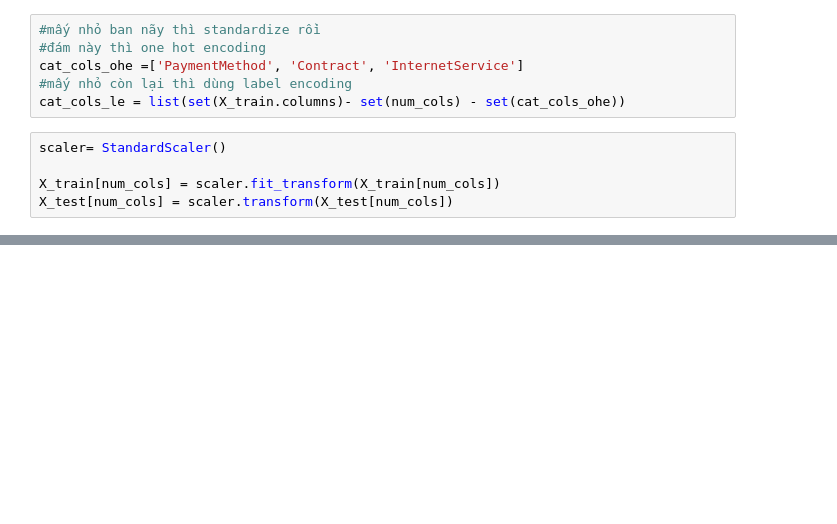
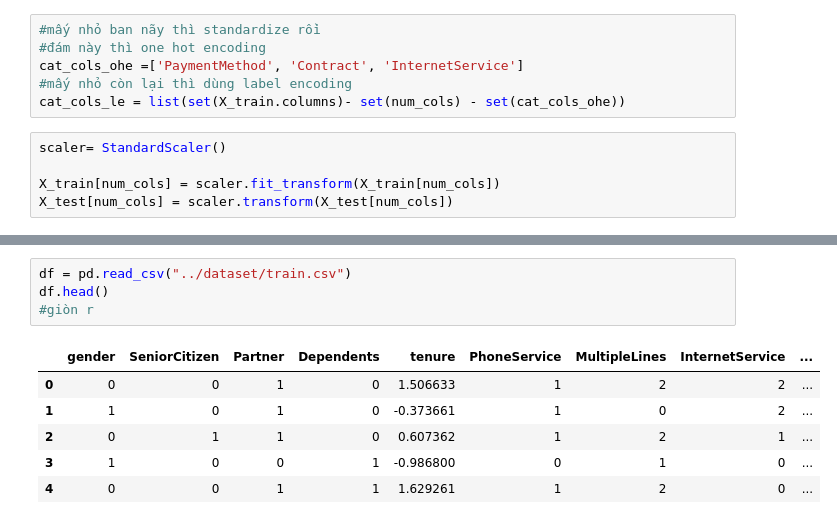
Before and after one commit to ngocmai141106/AI66B_group_9, a Jupyter notebook: code/train_preprocessing.ipynb, the cells around one changed output, grey strips where cells are left out. Saved outputs shown, nothing was run; the diff lists cells and outputs as text; blank space fills up the shorter version.

```diff
--- a/code/train_preprocessing.ipynb
+++ b/code/train_preprocessing.ipynb
@@ -67,0 +78,11 @@ X_test[num_cols] = scaler.transform(X_test[num_cols])
+# %%
+df = pd.read_csv("../dataset/train.csv")
+df.head()
+#giòn r
+# %% [output]
+|  | gender | SeniorCitizen | Partner | Dependents | tenure | PhoneService | MultipleLines | InternetService | ... |
+| 0 | 0 | 0 | 1 | 0 | 1.506633 | 1 | 2 | 2 | ... |
+| 1 | 1 | 0 | 1 | 0 | -0.373661 | 1 | 0 | 2 | ... |
+| 2 | 0 | 1 | 1 | 0 | 0.607362 | 1 | 2 | 1 | ... |
+| 3 | 1 | 0 | 0 | 1 | -0.986800 | 0 | 1 | 0 | ... |
+| 4 | 0 | 0 | 1 | 1 | 1.629261 | 1 | 2 | 0 | ... |
```
Also changed, not shown: parts of 1 cell of this notebook, 2 other files.
